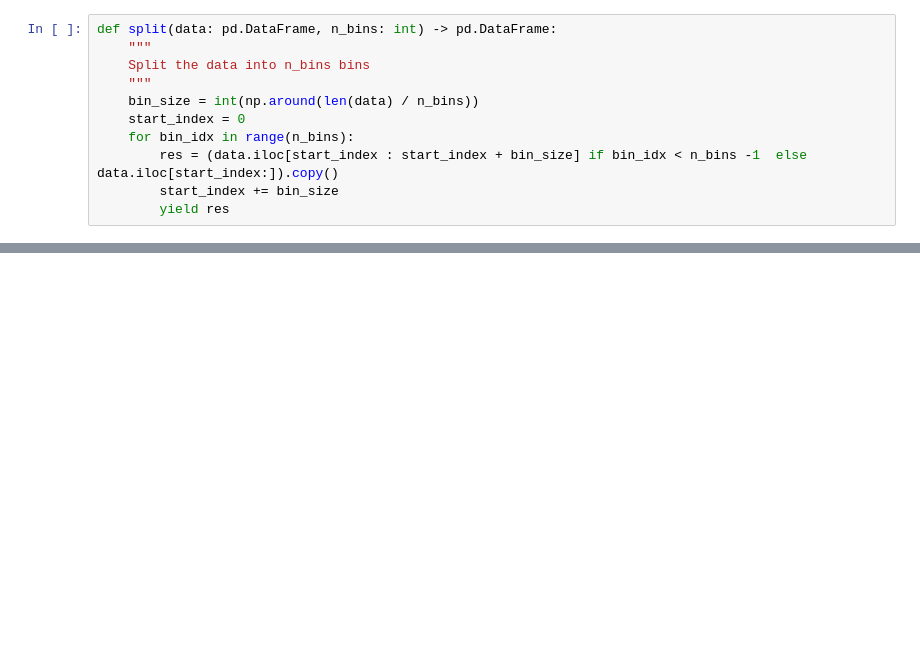
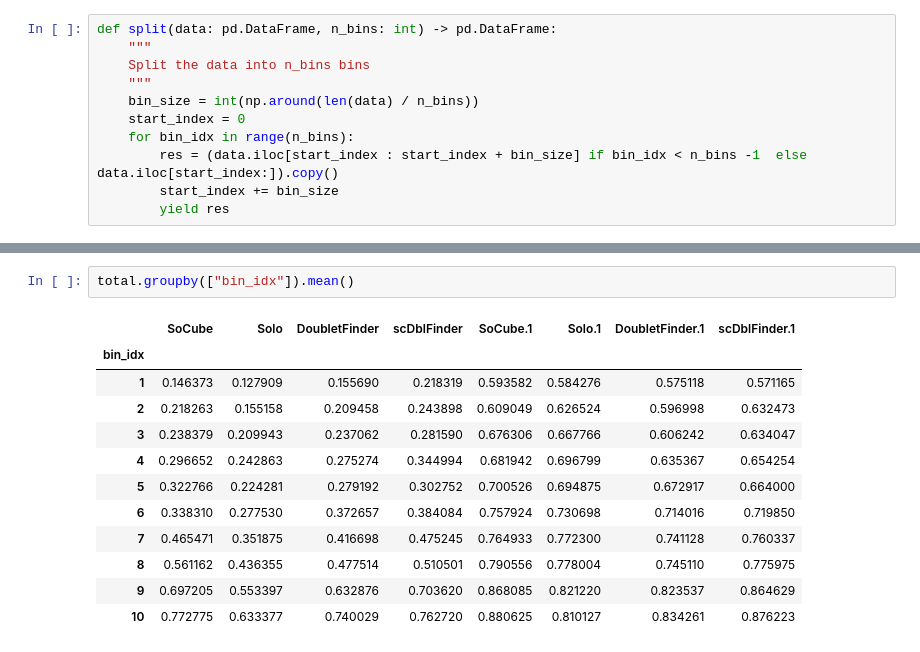
Before and after one commit to GCS-ZHN/socube, a Jupyter notebook: notebook/soube_analysis.ipynb, the cells around one changed output, grey strips where cells are left out. Cells and saved outputs as stored; diff of their text form; blank space fills up the shorter version.

```diff
--- a/notebook/soube_analysis.ipynb
+++ b/notebook/soube_analysis.ipynb
@@ -637,0 +706,15 @@ for dataset, socube_dir in dataset_dict.items():
+# %%
+total.groupby(["bin_idx"]).mean()
+# %% [output]
+|  | SoCube | Solo | DoubletFinder | scDblFinder | SoCube.1 | Solo.1 | DoubletFinder.1 | scDblFinder.1 |
+| bin_idx |  |  |  |  |  |  |  |  |
+| 1 | 0.146373 | 0.127909 | 0.155690 | 0.218319 | 0.593582 | 0.584276 | 0.575118 | 0.571165 |
+| 2 | 0.218263 | 0.155158 | 0.209458 | 0.243898 | 0.609049 | 0.626524 | 0.596998 | 0.632473 |
+| 3 | 0.238379 | 0.209943 | 0.237062 | 0.281590 | 0.676306 | 0.667766 | 0.606242 | 0.634047 |
+| 4 | 0.296652 | 0.242863 | 0.275274 | 0.344994 | 0.681942 | 0.696799 | 0.635367 | 0.654254 |
+| 5 | 0.322766 | 0.224281 | 0.279192 | 0.302752 | 0.700526 | 0.694875 | 0.672917 | 0.664000 |
+| 6 | 0.338310 | 0.277530 | 0.372657 | 0.384084 | 0.757924 | 0.730698 | 0.714016 | 0.719850 |
+| 7 | 0.465471 | 0.351875 | 0.416698 | 0.475245 | 0.764933 | 0.772300 | 0.741128 | 0.760337 |
+| 8 | 0.561162 | 0.436355 | 0.477514 | 0.510501 | 0.790556 | 0.778004 | 0.745110 | 0.775975 |
+| 9 | 0.697205 | 0.553397 | 0.632876 | 0.703620 | 0.868085 | 0.821220 | 0.823537 | 0.864629 |
+| 10 | 0.772775 | 0.633377 | 0.740029 | 0.762720 | 0.880625 | 0.810127 | 0.834261 | 0.876223 |
```
Also changed, not shown: parts of 8 cells of this notebook.
